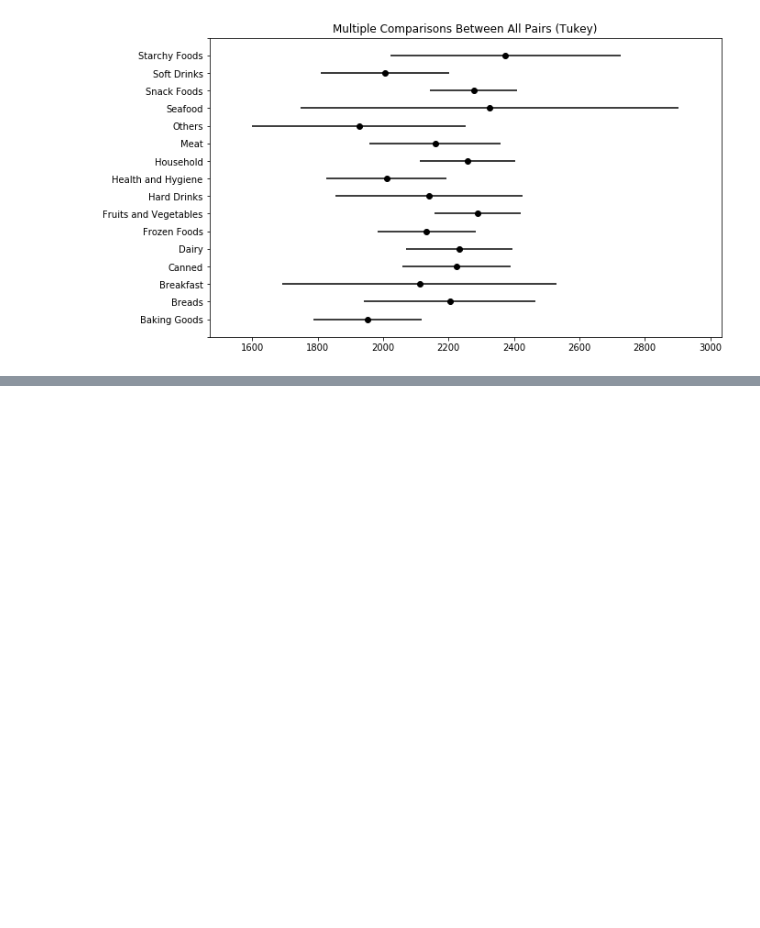
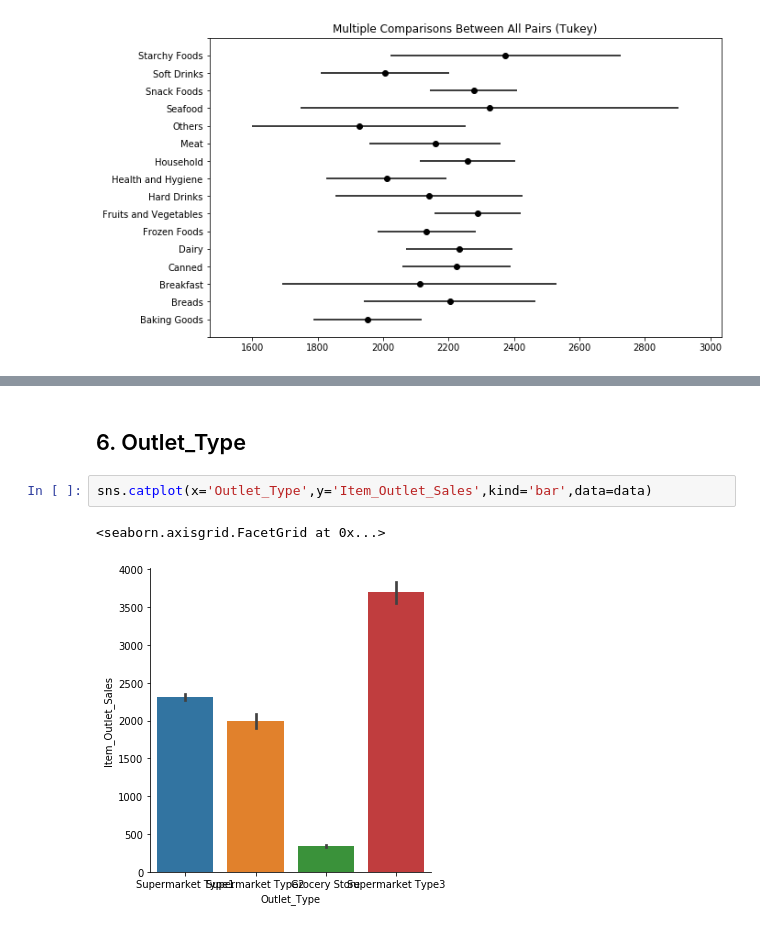
Before and after one commit to mgurunule/Big_Sale_Prediction, a Jupyter notebook: Day1.ipynb, the cells around one changed output, grey strips where cells are left out. Cells and saved outputs as stored; diff of their text form; blank space fills up the shorter version.

```diff
--- a/Day1.ipynb
+++ b/Day1.ipynb
@@ -439,0 +571,7 @@ Multiple Comparison of Means - Tukey HSD, FWER=0.05
+# %% [markdown]
+## 6. Outlet_Type
+# %%
+sns.catplot(x='Outlet_Type',y='Item_Outlet_Sales',kind='bar',data=data)
+# %% [output]
+<seaborn.axisgrid.FacetGrid at 0x...>
+[figure, added]
```
Also changed, not shown: parts of 38 cells of this notebook.
